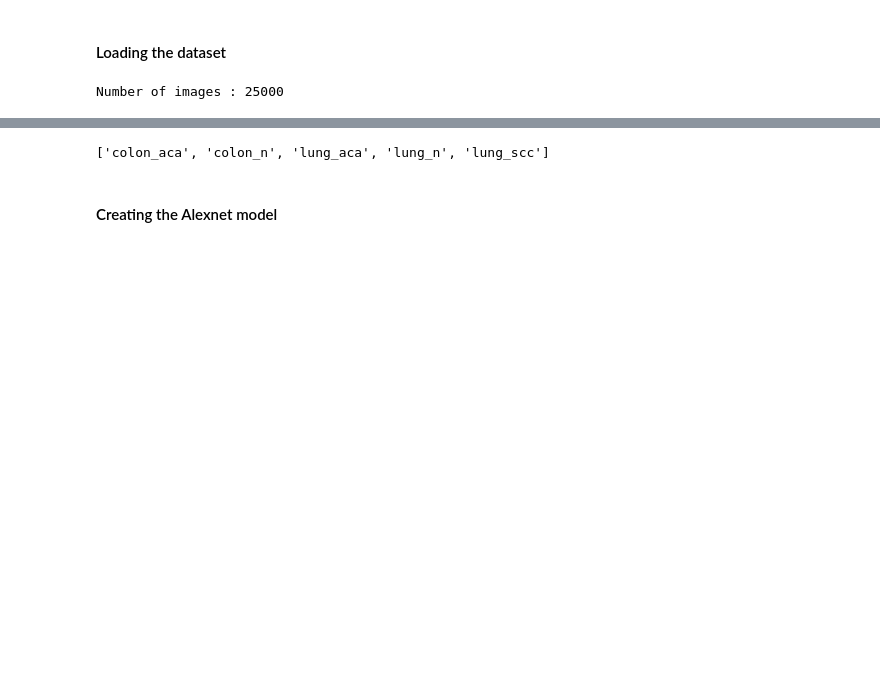
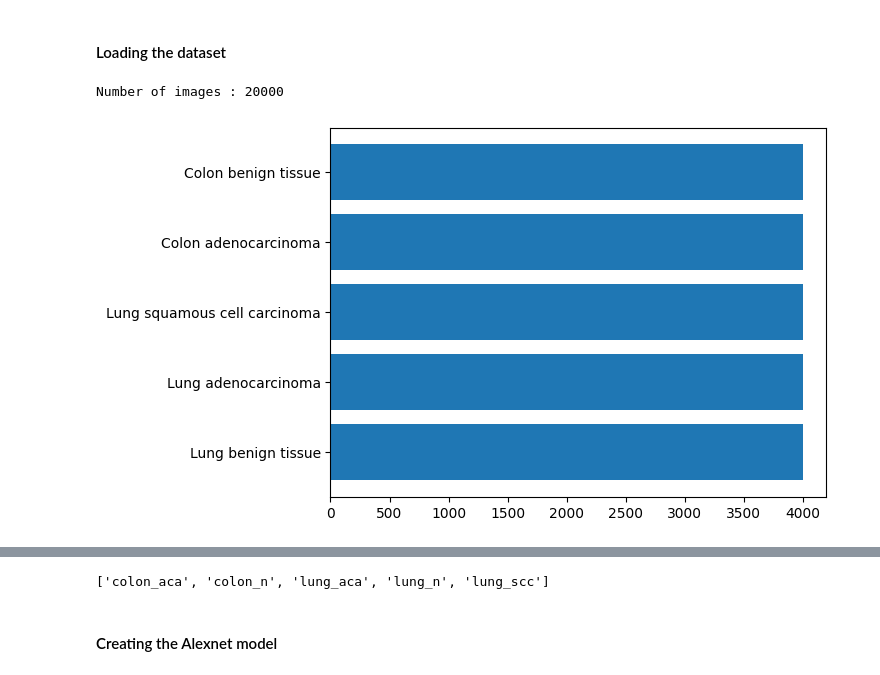
Before and after one commit to abijith-tk/DeepLearning, a Jupyter notebook: Alexnet/alexnet_tensorflow.ipynb, the cells around one changed output, grey strips where cells are left out. Saved outputs shown, nothing was run; the diff lists cells and outputs as text; code cells hidden in the pictures; blank space fills up the shorter version.

```diff
--- a/Alexnet/alexnet_tensorflow.ipynb
+++ b/Alexnet/alexnet_tensorflow.ipynb
@@ -15,9 +17,28 @@ from sklearn.metrics import confusion_matrix,accuracy_score
 from sklearn.model_selection import train_test_split
 # %% [markdown]
 #### Loading the dataset
-# %%
-dataset_dir = pathlib.Path("images/")
-images = list(dataset_dir.glob("*/*.jpeg"))
-print(f"Number of images : {len(images)}")
-# %% [output]
-Number of images : 25000
+# %%
+dataset_dir = pathlib.Path("images/")
+images = list(dataset_dir.glob("*/*.jpeg"))
+print(f"Number of images : {len(images)}")
+
+lbt = dataset_dir.glob('lung_n/*')
+laca = dataset_dir.glob('lung_aca/*')
+lscc = dataset_dir.glob('lung_scc/*')
+cacc = dataset_dir.glob('colon_aca/*')
+cbt = dataset_dir.glob('colon_n/*')
+
+lung_benign_tissue = list(lbt)
+lung_adenocarcinoma = list(laca)
+lung_squamous_cell_carcinoma = list(lscc)
+colon_adenocarcinoma = list(cacc)
+colon_benign_tissue = list(cbt)
+
+x = ['Lung benign tissue','Lung adenocarcinoma','Lung squamous cell carcinoma','Colon adenocarcinoma','Colon benign tissue']
+y = [len(lung_benign_tissue),len(lung_adenocarcinoma),len(lung_squamous_cell_carcinoma),len(colon_adenocarcinoma),len(colon_benign_tissue)]
+
+plt.barh(x,y)
+plt.show()
+# %% [output]
+Number of images : 20000
+[figure, added]
```
Also changed, not shown: parts of 16 cells of this notebook, 1 other file.
